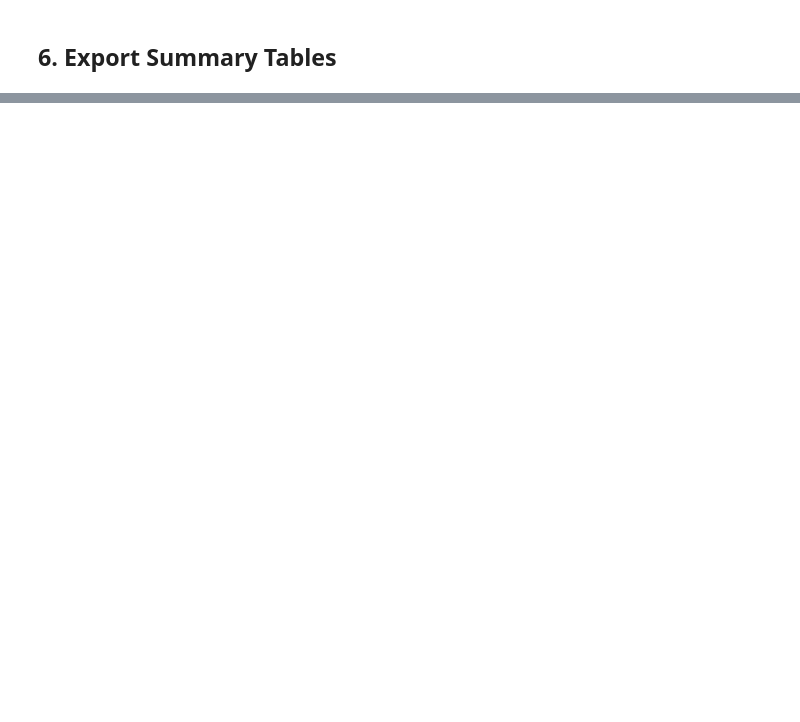
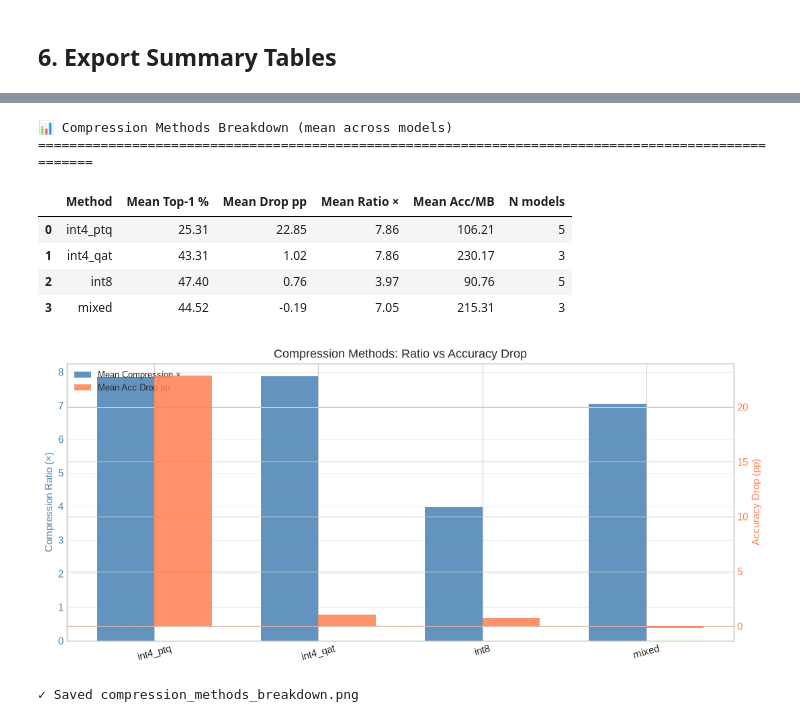
Before and after one commit to RafaelSdeS/dnn_study, a Jupyter notebook: notebooks/final_architecture_results.ipynb, the cells around one changed output, grey strips where cells are left out. Drawn from its saved outputs; the diff is of its cells as text; code cells hidden in the pictures; blank space fills up the shorter version.

```diff
--- a/notebooks/final_architecture_results.ipynb
+++ b/notebooks/final_architecture_results.ipynb
@@ -424,0 +510,12 @@ display(summary_export)
+# %%
+# Load compression results (5 models × 4 methods: int8, int4_ptq, int4_qat, mixed)
+COMPRESSION_DIR = project_root / "results" / "compression_phase4_1"
+
+comp_df = pd.read_csv(COMPRESSION_DIR / "final_comparison.csv")
+comp_by_method = pd.read_csv(COMPRESSION_DIR / "compression_by_method.csv")
+comp_pareto = pd.read_csv(COMPRESSION_DIR / "pareto_frontier.csv")
+
+print(f"✓ Loaded compression results from {COMPRESSION_DIR.name}")
+print(f"  {len(comp_df)} runs = {comp_df['model'].nunique()} models × {comp_df['method'].nunique()} methods")
+print(f"  Methods: {', '.join(sorted(comp_df['method'].unique()))}")
+print(f"  Pareto frontier: {len(comp_pareto)} optimal points")
@@ -424,0 +634,37 @@ display(summary_export)
+# %%
+# Compression methods breakdown (aggregated across models)
+print("\n📊 Compression Methods Breakdown (mean across models)")
+print("="*100)
+disp = comp_by_method.copy()
+disp.columns = ["Method", "Mean Top-1 %", "Mean Drop pp", "Mean Ratio ×", "Mean Acc/MB", "N models"]
+display(disp.round(2))
+
+fig, ax = plt.subplots(figsize=(11, 5))
+x = np.arange(len(comp_by_method)); w = 0.35
+ax2 = ax.twinx()
+b1 = ax.bar(x - w/2, comp_by_method["mean_ratio"], w, color="steelblue", alpha=0.85, label="Mean Compression ×")
+b2 = ax2.bar(x + w/2, comp_by_method["mean_drop_pp"], w, color="coral", alpha=0.85, label="Mean Acc Drop pp")
+
+ax.set_xticks(x); ax.set_xticklabels(comp_by_method["method"], rotation=15)
+ax.set_ylabel("Compression Ratio (×)", color="steelblue")
+ax2.set_ylabel("Accuracy Drop (pp)", color="coral")
+ax.tick_params(axis="y", labelcolor="steelblue"); ax2.tick_params(axis="y", labelcolor="coral")
+ax2.axhline(0, color="coral", lw=0.6, ls=":")
+ax.set_title("Compression Methods: Ratio vs Accuracy Drop")
+ax.grid(True, alpha=0.3, axis="y")
+ax.legend(handles=[b1, b2], loc="upper left", fontsize=9)
+
+plt.tight_layout()
+plt.savefig(FIGURES_DIR / "compression_methods_breakdown.png", dpi=150, bbox_inches="tight")
+plt.show()
+print("✓ Saved compression_methods_breakdown.png")
+# %% [output]
+📊 Compression Methods Breakdown (mean across models)
+====================================================================================================
+|  | Method | Mean Top-1 % | Mean Drop pp | Mean Ratio × | Mean Acc/MB | N models |
+| 0 | int4_ptq | 25.31 | 22.85 | 7.86 | 106.21 | 5 |
+| 1 | int4_qat | 43.31 | 1.02 | 7.86 | 230.17 | 3 |
+| 2 | int8 | 47.40 | 0.76 | 3.97 | 90.76 | 5 |
+| 3 | mixed | 44.52 | -0.19 | 7.05 | 215.31 | 3 |
+[figure, added]
+✓ Saved compression_methods_breakdown.png
```
Also changed, not shown: parts of 16 cells of this notebook, 21 other files.
